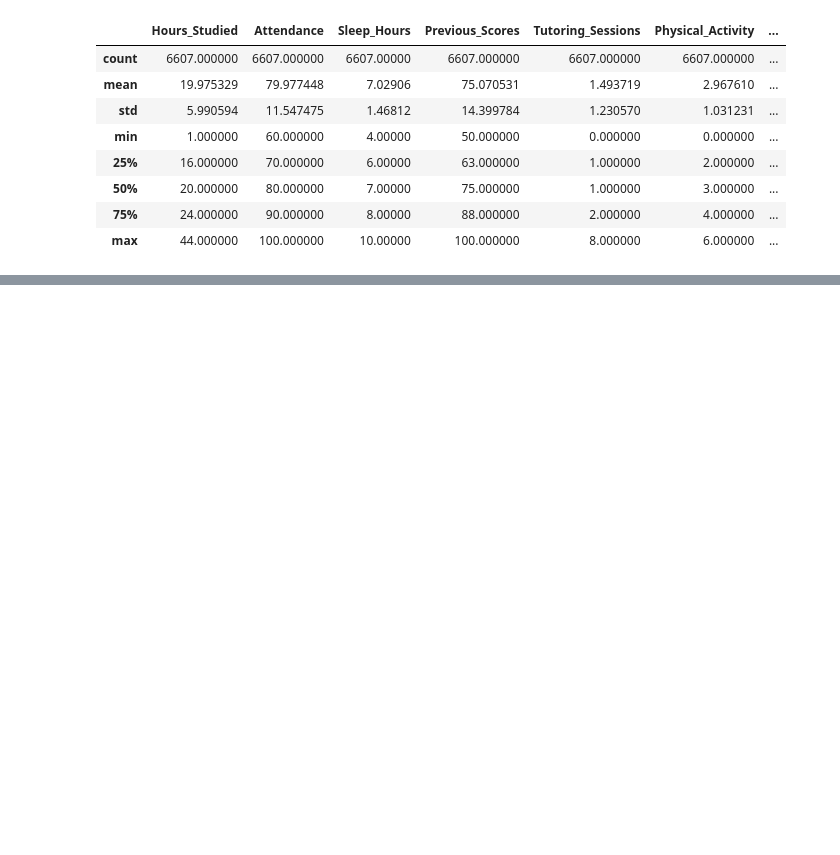
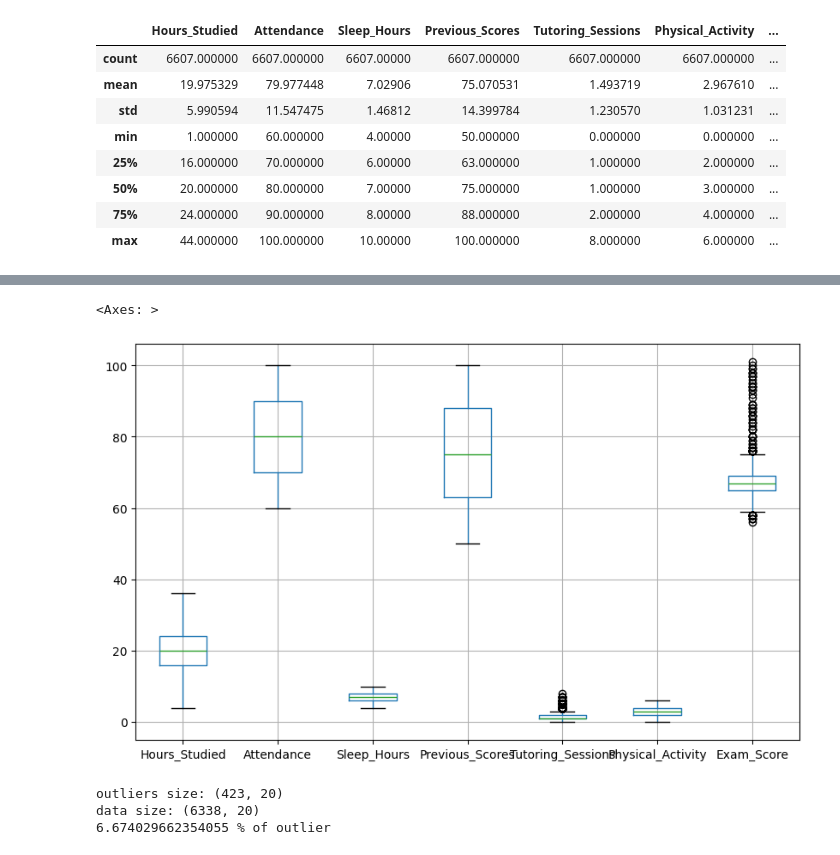
Before and after one commit to boriphat12/Student-Success-Factor-Analysis, a Jupyter notebook: Student_Success_Factor_Analysis.ipynb, the cells around one changed output, grey strips where cells are left out. Drawn from its saved outputs; the diff is of its cells as text; code cells hidden in the pictures; blank space fills up the shorter version.

```diff
--- a/Student_Success_Factor_Analysis.ipynb
+++ b/Student_Success_Factor_Analysis.ipynb
@@ -75,0 +83,31 @@ dtype: float64
+# %%
+#Clean Hours_Studied
+Q1 = data2['Hours_Studied'].quantile(0.25)
+Q2 = data2['Hours_Studied'].quantile(0.75)
+
+IQR = Q2 - Q1
+lower = Q1 - 1.5*IQR
+upper = Q2 + 1.5*IQR
+
+data2 = data2[(data2['Hours_Studied'] >= lower ) & (data2['Hours_Studied'] <= upper)]
+data2.boxplot(figsize=(10, 6))
+# %% [output]
+<Axes: >
+[figure, added]
+# %%
+#Clean tutoring session
+Q1 = data2['Tutoring_Sessions'].quantile(0.25)
+Q2 = data2['Tutoring_Sessions'].quantile(0.75)
+
+IQR = Q2 - Q1
+lower = Q1 - 1.5*IQR
+upper = Q2 + 1.5*IQR
+
+outlier = data2[(data2['Tutoring_Sessions'] < lower) | (data2['Tutoring_Sessions'] > upper)]
+print('outliers size:', outlier.shape)
+print('data size:', data2.shape)
+print(outlier.shape[0] * 100 / data2.shape[0], "% of outlier")
+# %% [output]
+outliers size: (423, 20)
+data size: (6338, 20)
+6.674029662354055 % of outlier
```
Also changed, not shown: parts of 16 cells of this notebook.
